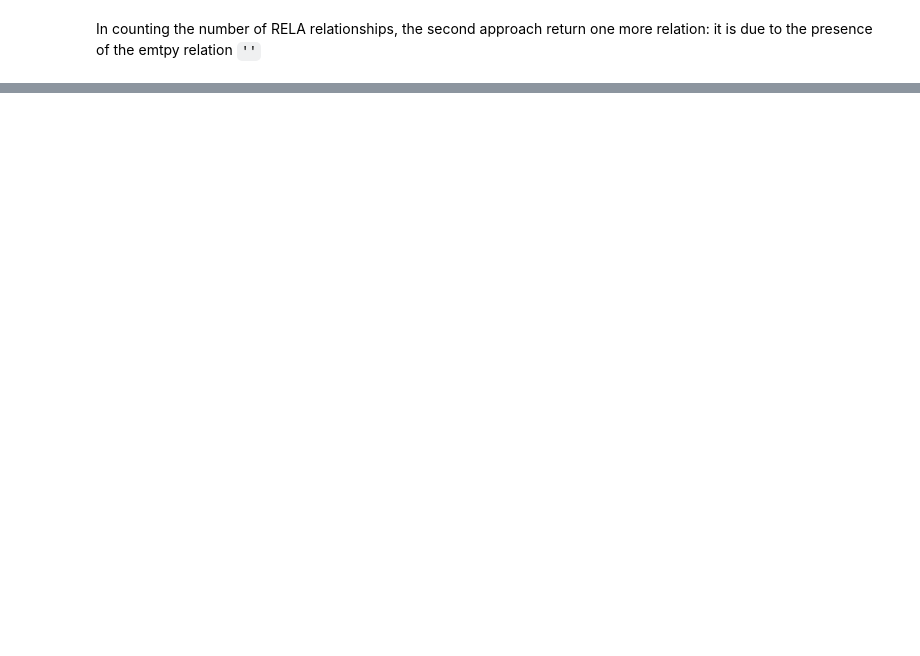
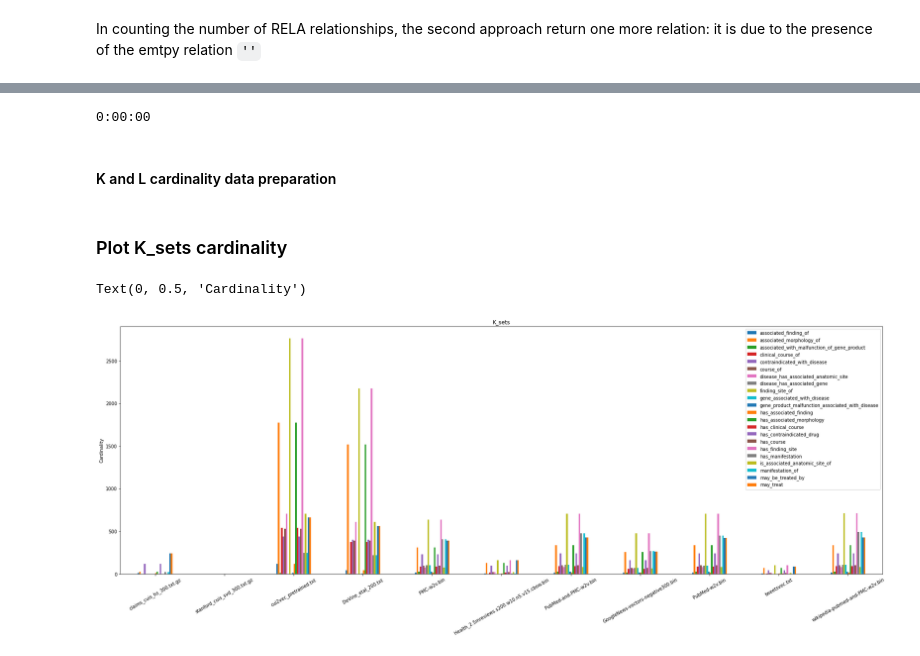
Before and after one commit to SaGiancani/medical-concepts-embeddings, a Jupyter notebook: analogy_pipeline.ipynb, the cells around one changed output, grey strips where cells are left out. Cells and saved outputs as stored; diff of their text form; code cells hidden in the pictures; blank space fills up the shorter version.

Commit message:
RELA & REL - Processing K and L sets - Number of filtered K & L couple per embeddings  - Semantic pairs for each RELA - 3CosAdd & 3CosMul magnitude check

```diff
--- a/analogy_pipeline.ipynb
+++ b/analogy_pipeline.ipynb
@@ -218,0 +164,8 @@ len(a)
+# %%
+PATH_EMBEDDINGS = './Embeddings'
+sets_relations = defaultdict(list)
+
+cuis = ('/cuis/', [f.name for f in os.scandir(PATH_EMBEDDINGS+'/cuis') if (f.is_file())&(f.name != 'README.md')])
+words = ('/words/', [f.name for f in os.scandir(PATH_EMBEDDINGS+'/words') if (f.is_file())&(f.name != 'README.md')])
+embeddings = [cuis, words]
+embeddings
@@ -218,0 +255,37 @@ len(a)
+# %%
+for rela in useful_rela:
+    sets_relations[rela].append(('L', np.shape(L_umls[rela])))
+    sets_relations[rela].append(('K', np.shape(K_umls[rela])))
+utils.inputs_save(sets_relations, 'Utilities/rela_dict')
+# %%
+sets_relations = utils.inputs_load('Utilities/rela_dict')
+# %% [output]
+0:00:00
+# %% [markdown]
+#### K and L cardinality data preparation
+# %%
+sets_rels_ordered = {}
+for key, values in sets_relations.items():
+    sets_rels_ordered[key] = ([val[1][0] for i, val in enumerate(values) if (i%2==0)], [val[1][0] for i, val in enumerate(values) if (i%2!=0)])
+# %% [markdown]
+### Plot K_sets cardinality
+# %%
+df_list = {}
+names = embeddings[0][1]+embeddings[1][1]
+
+for rela, i in sets_rels_ordered.items():
+    #print(i[1])
+    if rela == '':
+        break
+    df_list[rela] = i[1][:-1]
+
+
+plotdata = pd.DataFrame(df_list, index = names)
+plotdata.plot(kind="bar")
+
+plt.title("K_sets")
+plt.xticks(rotation = 30)
+plt.ylabel("Cardinality")
+# %% [output]
+Text(0, 0.5, 'Cardinality')
+[figure, added]
```
Also changed, not shown: parts of 97 cells of this notebook.
